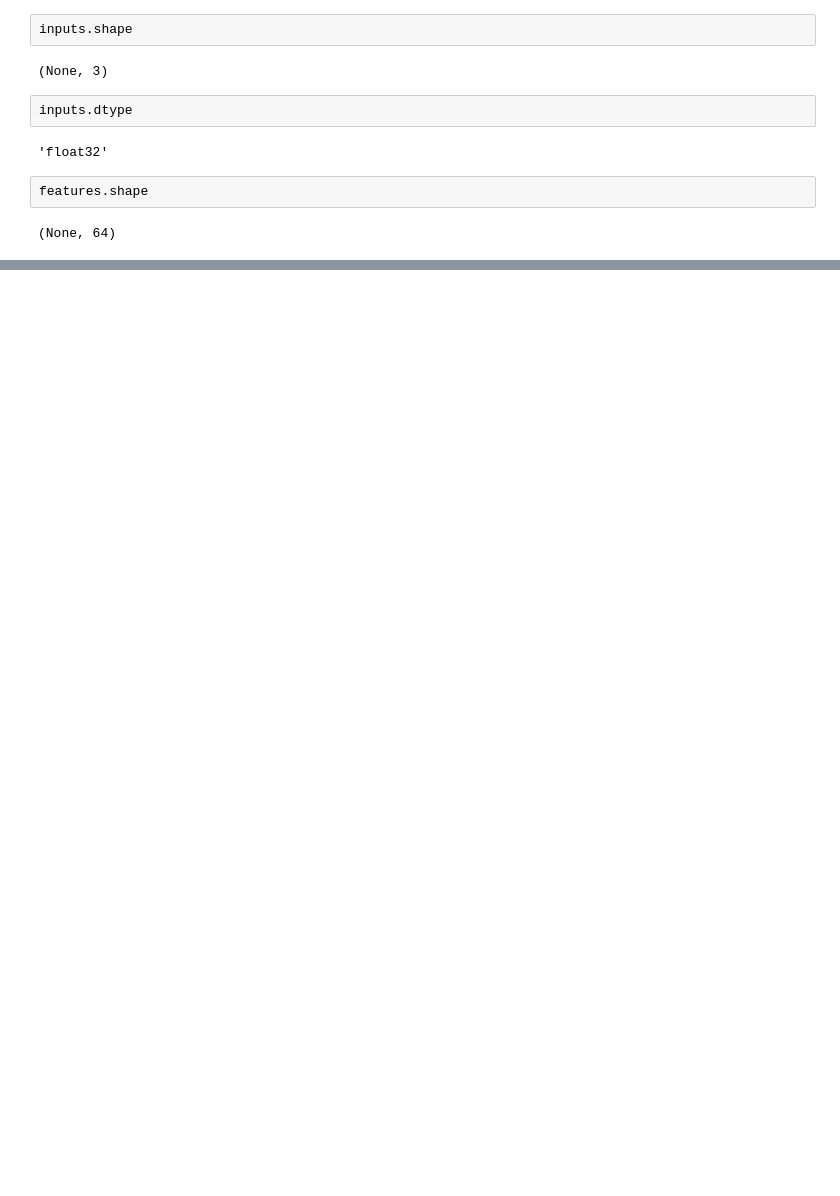
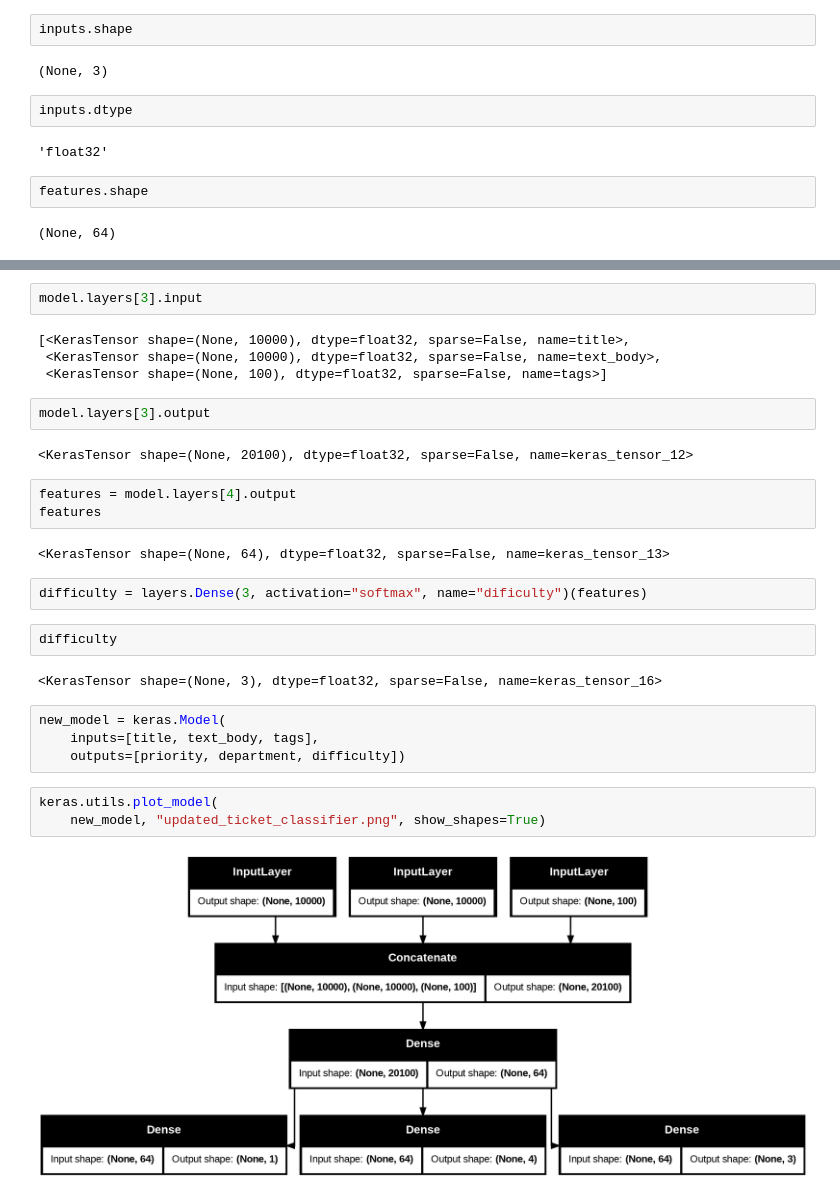
Before and after one commit to jeffkayser2/deep-learning-with-python-notebooks, a Jupyter notebook: DL_Book_Chapter_7.ipynb, the cells around one changed output, grey strips where cells are left out. Saved outputs shown, nothing was run; the diff lists cells and outputs as text; blank space fills up the shorter version.

```diff
--- a/DL_Book_Chapter_7.ipynb
+++ b/DL_Book_Chapter_7.ipynb
@@ -184,0 +245,30 @@ Model: "functional_5"
+# %%
+model.layers[3].input
+# %% [output]
+[<KerasTensor shape=(None, 10000), dtype=float32, sparse=False, name=title>,
+ <KerasTensor shape=(None, 10000), dtype=float32, sparse=False, name=text_body>,
+ <KerasTensor shape=(None, 100), dtype=float32, sparse=False, name=tags>]
+# %%
+model.layers[3].output
+# %% [output]
+<KerasTensor shape=(None, 20100), dtype=float32, sparse=False, name=keras_tensor_12>
+# %%
+features = model.layers[4].output
+features
+# %% [output]
+<KerasTensor shape=(None, 64), dtype=float32, sparse=False, name=keras_tensor_13>
+# %%
+difficulty = layers.Dense(3, activation="softmax", name="dificulty")(features)
+# %%
+difficulty
+# %% [output]
+<KerasTensor shape=(None, 3), dtype=float32, sparse=False, name=keras_tensor_16>
+# %%
+new_model = keras.Model(
+    inputs=[title, text_body, tags],
+    outputs=[priority, department, difficulty])
+# %%
+keras.utils.plot_model(
+    new_model, "updated_ticket_classifier.png", show_shapes=True)
+# %% [output]
+[figure, added]
```
Also changed, not shown: parts of 13 cells of this notebook.
